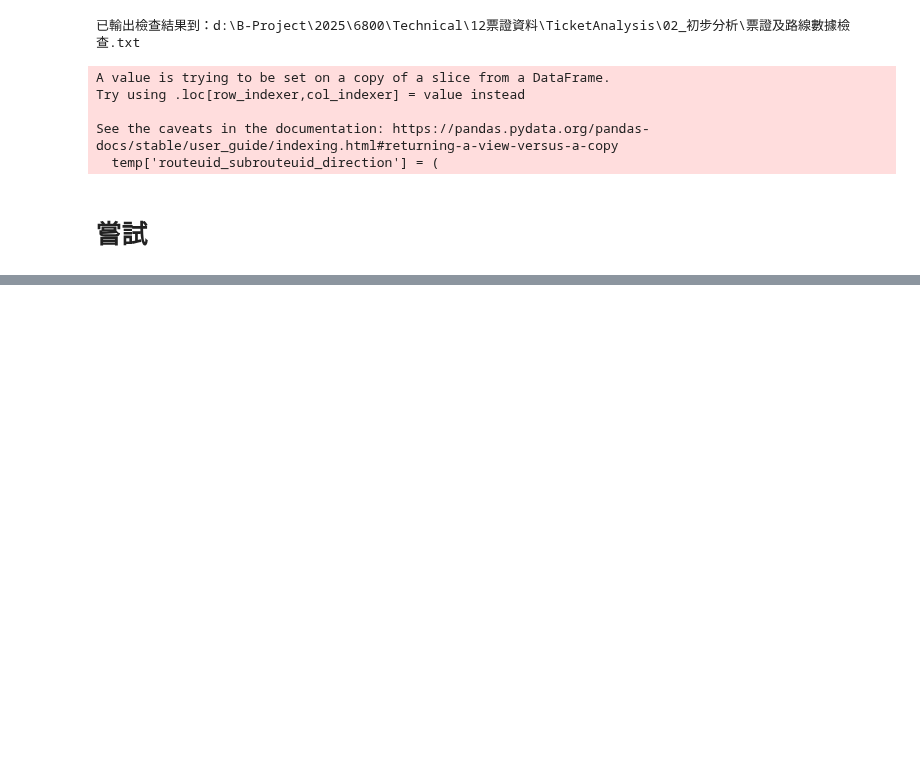
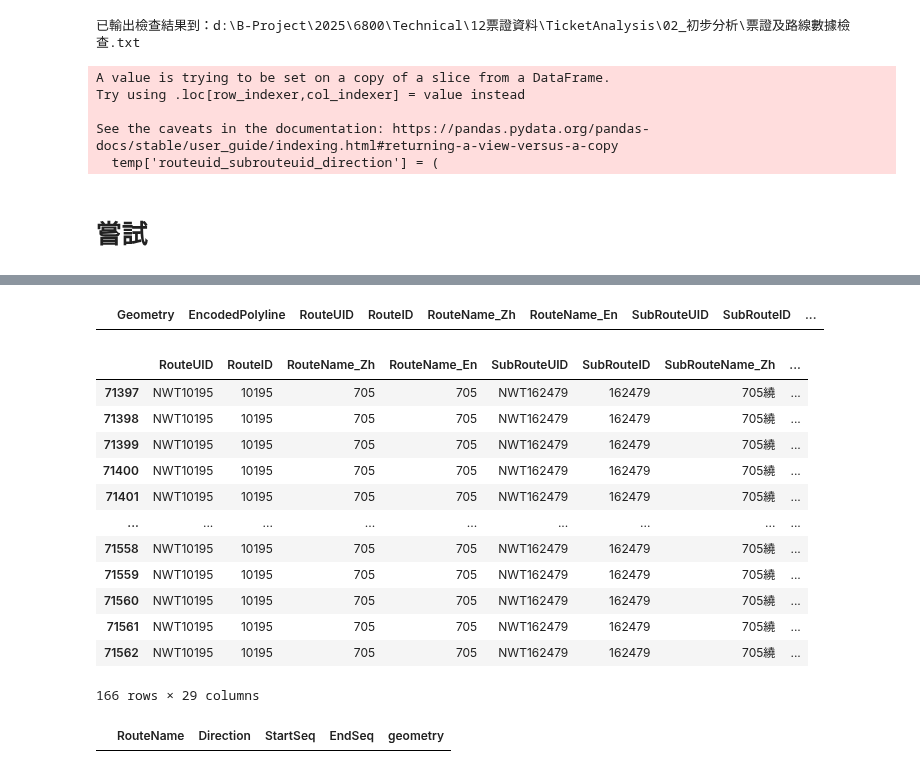
Before and after one commit to KaiChiehKJ/THI-6800-BusTicket, a Jupyter notebook: 02_公車路線shp拆分.ipynb, the cells around one changed output, grey strips where cells are left out. Saved outputs shown, nothing was run; the diff lists cells and outputs as text; code cells hidden in the pictures; blank space fills up the shorter version.

```diff
--- a/02_公車路線shp拆分.ipynb
+++ b/02_公車路線shp拆分.ipynb
@@ -646,6 +646,17 @@ temp['routeuid_subrouteuid_direction'] = (
 temp = temp['routeuid_subrouteuid_direction'].unique().tolist()
 updatelog(file=logfile, text = f"[warn]:有路段但沒有站序的routeuid_subrouteuid_direction組合 {str(temp)}")
 
+
+temp = df_seq[~df_seq['SubRouteUID'].isin(in_both_subrouteUID)]
+df_seq['routeuid_subrouteuid_direction'] = (
+    df_seq['RouteUID'].fillna('').astype(str) + "-" +
+    df_seq['SubRouteUID'].fillna('').astype(str) + "-" +
+    df_seq['Direction'].fillna('').astype(str)
+)
+temp = temp['routeuid_subrouteuid_direction'].unique().tolist()
+updatelog(file=logfile, text = f"[warn]:有站序但沒有線形共有{len(temp):,}個routeuid_subrouteuid_direction組合")
+updatelog(file=logfile, text = f"[warn]:有站序但沒有線形的routeuid_subrouteuid_direction組合 {str(temp)}")
+
 updatelog(file = logfile, text = '[info]:將dataframe(df_route、df_seq) 轉為 圖形資料')
 gdf_route, gdf_seq = get_gdfroute_gdfseq(df_route, df_seq)
 # %% [output]
@@ -964,0 +930,26 @@ gdf_snappoints
+# %%
+df_route[df_route['RouteID'] == 'NWT162479']
+# %% [output]
+|  | Geometry | EncodedPolyline | RouteUID | RouteID | RouteName_Zh | RouteName_En | SubRouteUID | SubRouteID | ... |
+# %%
+df_seq[(df_seq['SubRouteUID'] == 'NWT162479')]
+# %% [output]
+|  | RouteUID | RouteID | RouteName_Zh | RouteName_En | SubRouteUID | SubRouteID | SubRouteName_Zh | ... |
+| 71397 | NWT10195 | 10195 | 705 | 705 | NWT162479 | 162479 | 705繞 | ... |
+| 71398 | NWT10195 | 10195 | 705 | 705 | NWT162479 | 162479 | 705繞 | ... |
+| 71399 | NWT10195 | 10195 | 705 | 705 | NWT162479 | 162479 | 705繞 | ... |
+| 71400 | NWT10195 | 10195 | 705 | 705 | NWT162479 | 162479 | 705繞 | ... |
+| 71401 | NWT10195 | 10195 | 705 | 705 | NWT162479 | 162479 | 705繞 | ... |
+| ... | ... | ... | ... | ... | ... | ... | ... | ... |
+| 71558 | NWT10195 | 10195 | 705 | 705 | NWT162479 | 162479 | 705繞 | ... |
+| 71559 | NWT10195 | 10195 | 705 | 705 | NWT162479 | 162479 | 705繞 | ... |
+| 71560 | NWT10195 | 10195 | 705 | 705 | NWT162479 | 162479 | 705繞 | ... |
+| 71561 | NWT10195 | 10195 | 705 | 705 | NWT162479 | 162479 | 705繞 | ... |
+| 71562 | NWT10195 | 10195 | 705 | 705 | NWT162479 | 162479 | 705繞 | ... |
+166 rows × 29 columns
+# %%
+
+gdf_segment_routes_line[(gdf_segment_routes_line['RouteName'] == 'NWT162479')
+                        & (gdf_segment_routes_line['Direction'] == 1)]
+# %% [output]
+|  | RouteName | Direction | StartSeq | EndSeq | geometry |
```
Also changed, not shown: parts of 5 cells of this notebook.
